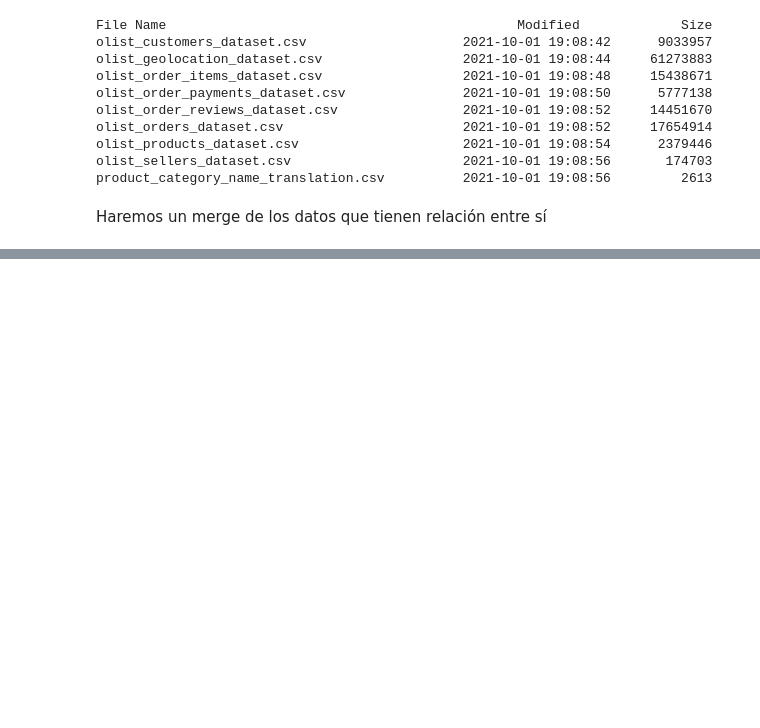
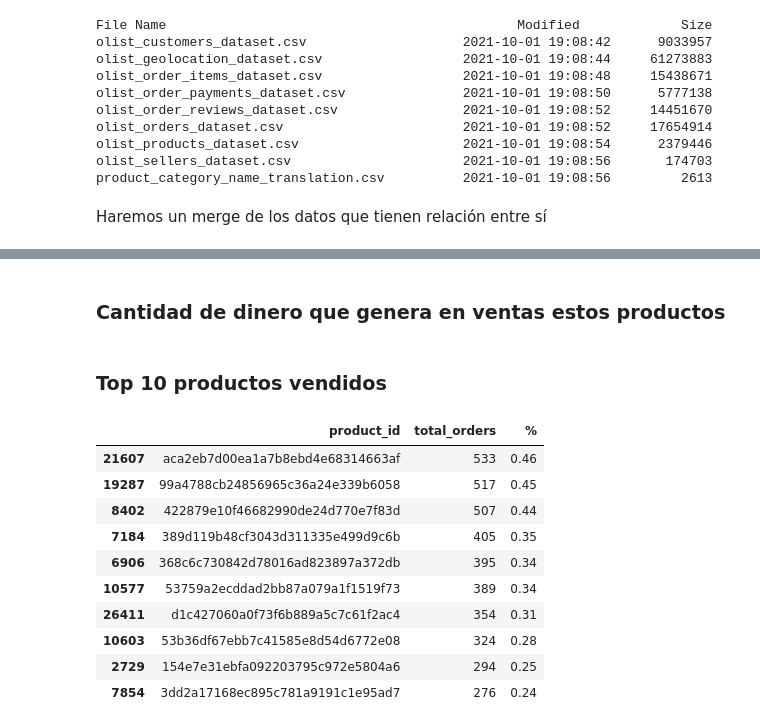
Before and after one commit to Platzi-Master-C10-Brazilian-Ecommerce/Base-Analysis, a Jupyter notebook: Segementación_de_mercado.ipynb, the cells around one changed output, grey strips where cells are left out. Saved outputs shown, nothing was run; the diff lists cells and outputs as text; code cells hidden in the pictures; blank space fills up the shorter version.

```diff
--- a/Segementación_de_mercado.ipynb
+++ b/Segementación_de_mercado.ipynb
@@ -53,0 +160,28 @@ df_clients = pd.merge(clients_total, orders_total, on='order_id')
+# %% [markdown]
+### Cantidad de dinero que genera en ventas estos productos
+# %% [markdown]
+### Top 10 productos vendidos
+# %%
+products_sold = df_clean.groupby(['product_id'], as_index=False)['payment_value'].count().rename(columns = {'payment_value':'total_orders'})
+
+#Creamos una columna en la cual podamos ver el porcentaje
+products_sold['%'] = round((products_sold['total_orders'] / products_sold['total_orders'].sum()) * 100, 2)
+
+#Traemos a colación los 10 más grandes
+products_sold10 = products_sold.nlargest(10, 'total_orders')
+
+
+#Quitese el comentado de la ultima linea si es de interes ver la lista en vez de la grafica
+products_sold10
+# %% [output]
+|  | product_id | total_orders | % |
+| 21607 | aca2eb7d00ea1a7b8ebd4e68314663af | 533 | 0.46 |
+| 19287 | 99a4788cb24856965c36a24e339b6058 | 517 | 0.45 |
+| 8402 | 422879e10f46682990de24d770e7f83d | 507 | 0.44 |
+| 7184 | 389d119b48cf3043d311335e499d9c6b | 405 | 0.35 |
+| 6906 | 368c6c730842d78016ad823897a372db | 395 | 0.34 |
+| 10577 | 53759a2ecddad2bb87a079a1f1519f73 | 389 | 0.34 |
+| 26411 | d1c427060a0f73f6b889a5c7c61f2ac4 | 354 | 0.31 |
+| 10603 | 53b36df67ebb7c41585e8d54d6772e08 | 324 | 0.28 |
+| 2729 | 154e7e31ebfa092203795c972e5804a6 | 294 | 0.25 |
+| 7854 | 3dd2a17168ec895c781a9191c1e95ad7 | 276 | 0.24 |
```
Also changed, not shown: parts of 17 cells of this notebook.
